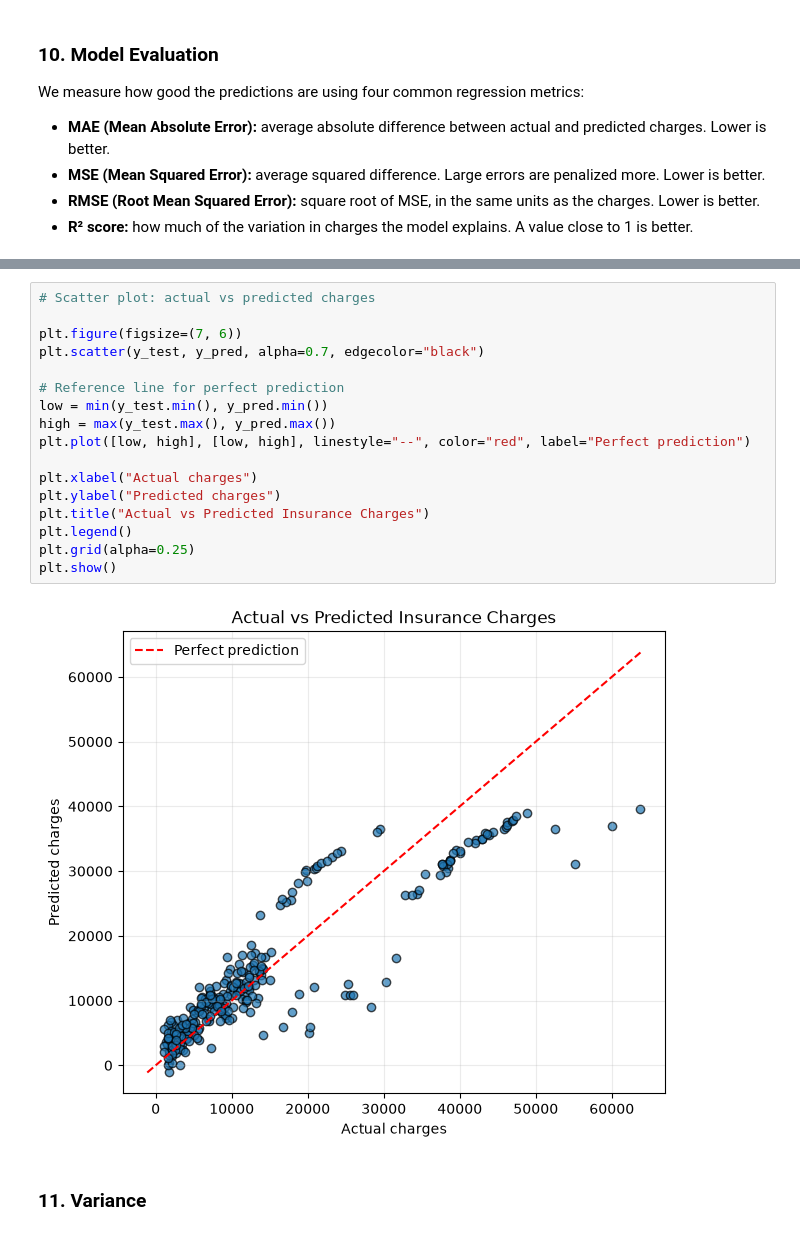
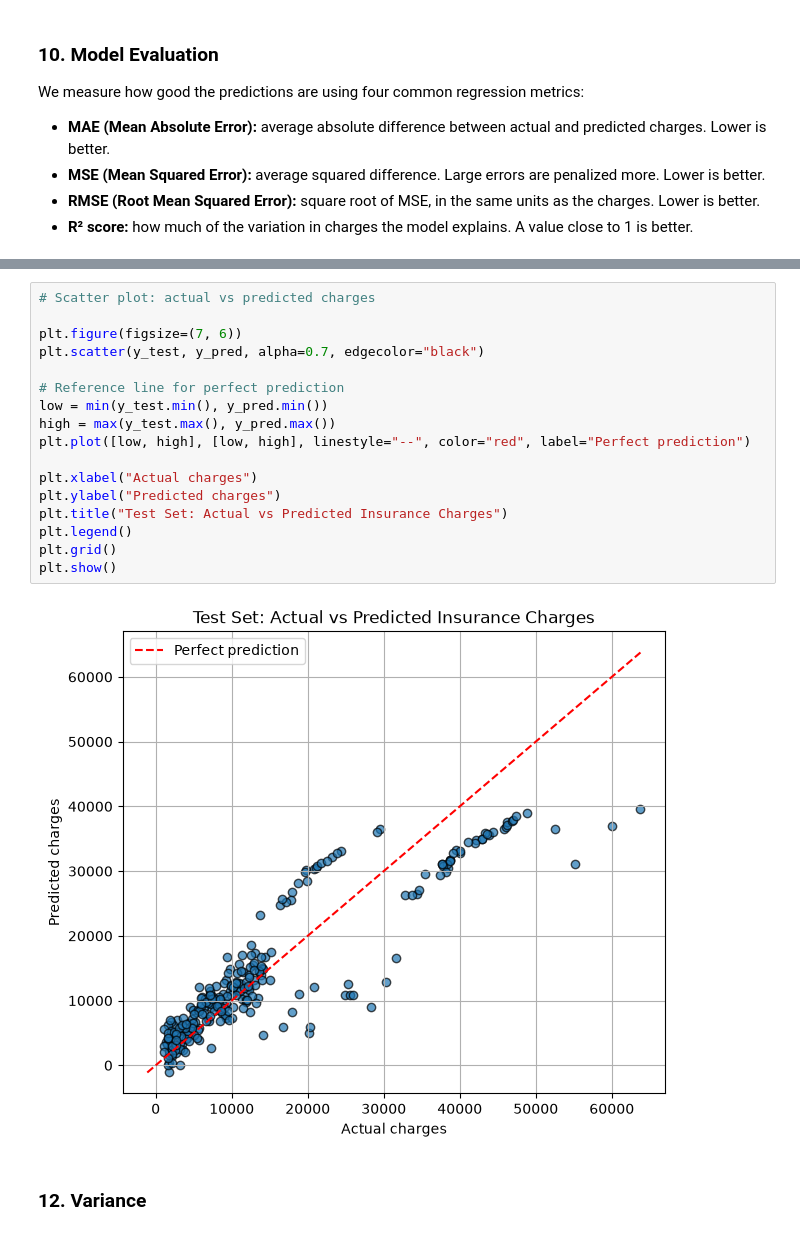
Before and after one commit to HarshitAgrawal-2030/InsurancePriceML, a Jupyter notebook: notebooks/Insurance_Premium_Linear_Regression.ipynb, the cells around one changed output, grey strips where cells are left out. Drawn from its saved outputs; the diff is of its cells as text.

```diff
--- a/notebooks/Insurance_Premium_Linear_Regression.ipynb
+++ b/notebooks/Insurance_Premium_Linear_Regression.ipynb
@@ -339,21 +350,21 @@ Each dot is one person from the test set. The dashed line shows perfect predicti
 # %%
 # Scatter plot: actual vs predicted charges
 
 plt.figure(figsize=(7, 6))
 plt.scatter(y_test, y_pred, alpha=0.7, edgecolor="black")
 
 # Reference line for perfect prediction
 low = min(y_test.min(), y_pred.min())
 high = max(y_test.max(), y_pred.max())
 plt.plot([low, high], [low, high], linestyle="--", color="red", label="Perfect prediction")
 
 plt.xlabel("Actual charges")
 plt.ylabel("Predicted charges")
-plt.title("Actual vs Predicted Insurance Charges")
+plt.title("Test Set: Actual vs Predicted Insurance Charges")
 plt.legend()
-plt.grid(alpha=0.25)
+plt.grid()
 plt.show()
 # %% [output]
-[figure, old version]
+[figure, new version]
 # %% [markdown]
-### 11. Variance
+### 12. Variance
```
Also changed, not shown: parts of 14 cells of this notebook.
